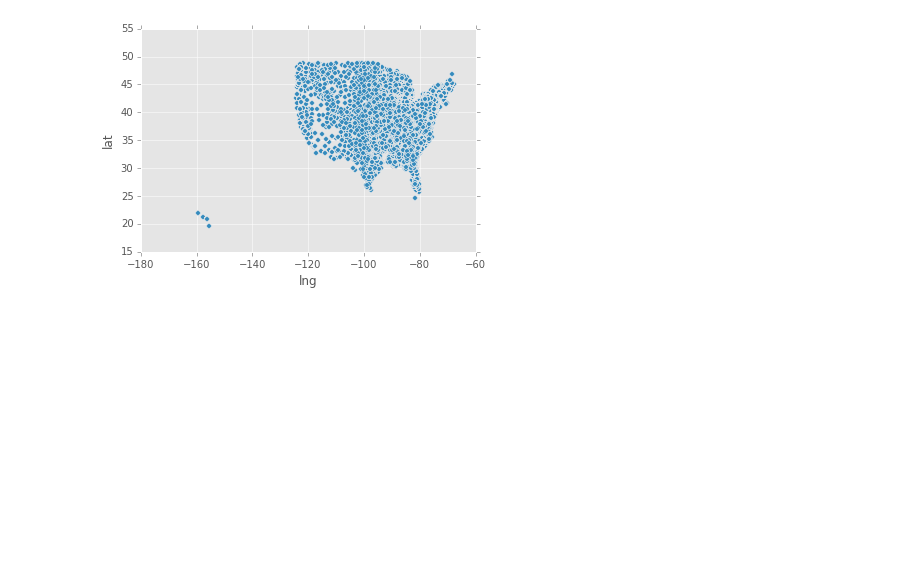
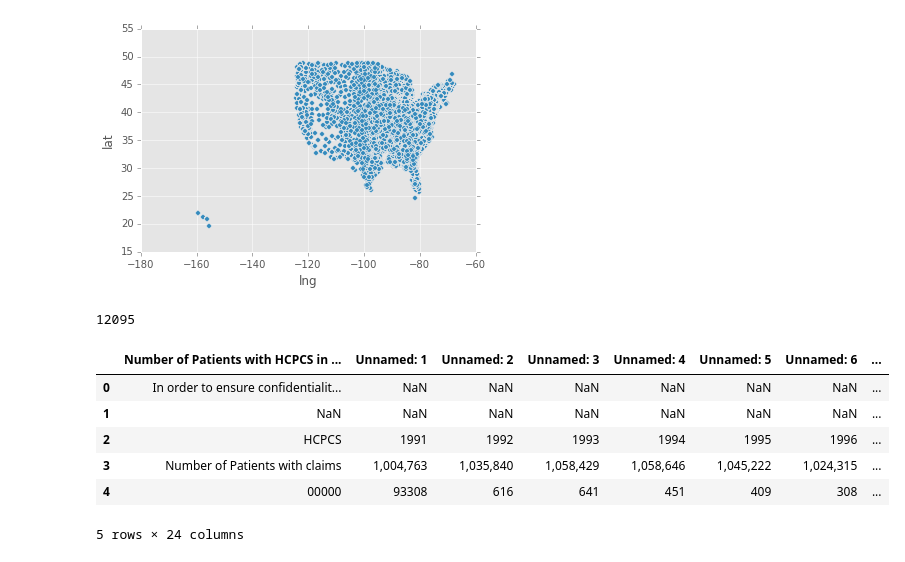
Before and after one commit to doolingdavid/synpuf, a Jupyter notebook: parsing.ipynb, the cells around one changed output. Saved outputs shown, nothing was run; the diff lists cells and outputs as text; code cells hidden in the pictures; blank space fills up the shorter version.

```diff
--- a/parsing.ipynb
+++ b/parsing.ipynb
@@ -312,3 +312,19 @@ dfdingle.plot.scatter('lng','lat')
 # %% [output]
 <matplotlib.axes._subplots.AxesSubplot at 0x...>
 [figure]
+# %%
+dfhuh = pd.read_csv('http://healthcaredelivery.cancer.gov/seermedicare/aboutdata/allsites.all.hcpcs.table.csv')
+# %%
+2674+2661+1974+1501+947+624+511+492+301+268+142
+# %% [output]
+12095
+# %%
+dfhuh.head()
+# %% [output]
+|  | Number of Patients with HCPCS in ... | Unnamed: 1 | Unnamed: 2 | Unnamed: 3 | Unnamed: 4 | Unnamed: 5 | Unnamed: 6 | ... |
+| 0 | In order to ensure confidentialit... | NaN | NaN | NaN | NaN | NaN | NaN | ... |
+| 1 | NaN | NaN | NaN | NaN | NaN | NaN | NaN | ... |
+| 2 | HCPCS | 1991 | 1992 | 1993 | 1994 | 1995 | 1996 | ... |
+| 3 | Number of Patients with claims | 1,004,763 | 1,035,840 | 1,058,429 | 1,058,646 | 1,045,222 | 1,024,315 | ... |
+| 4 | 00000 | 93308 | 616 | 641 | 451 | 409 | 308 | ... |
+5 rows × 24 columns
```
Also changed, not shown: parts of 5 cells of this notebook.
